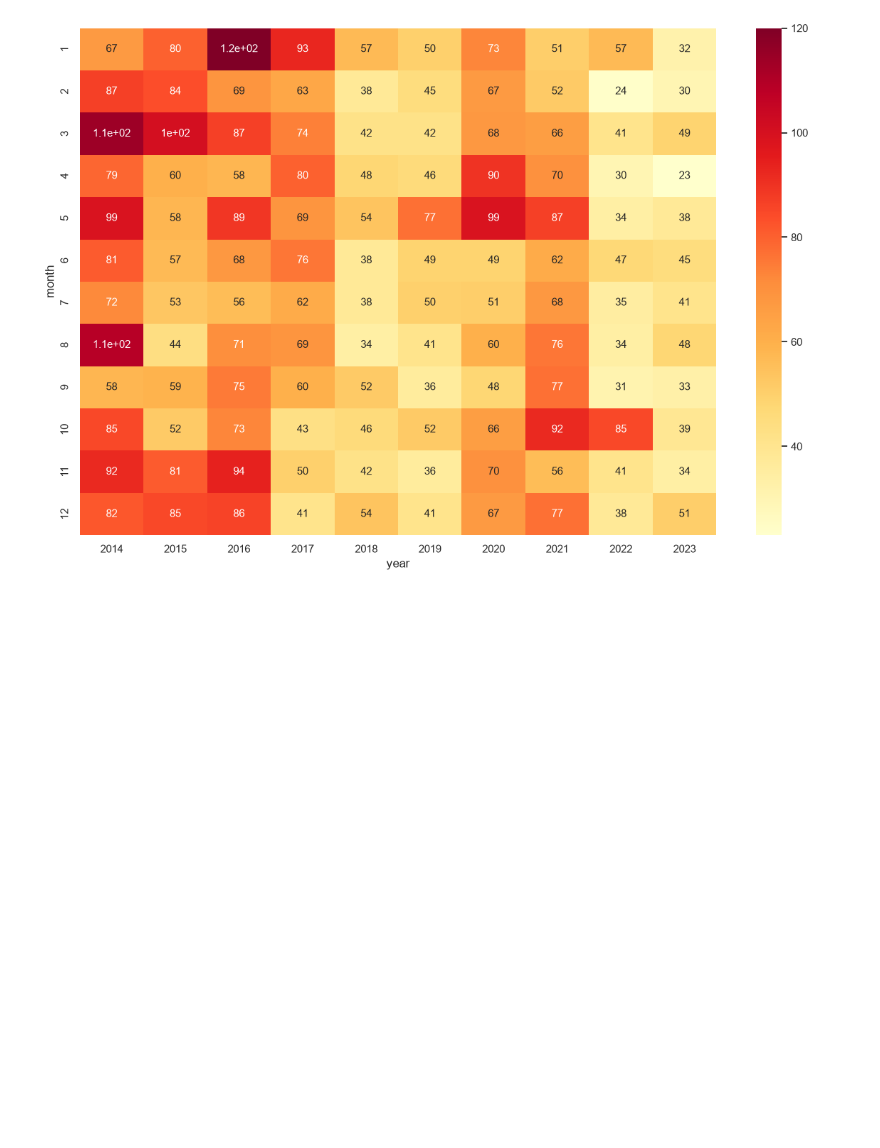
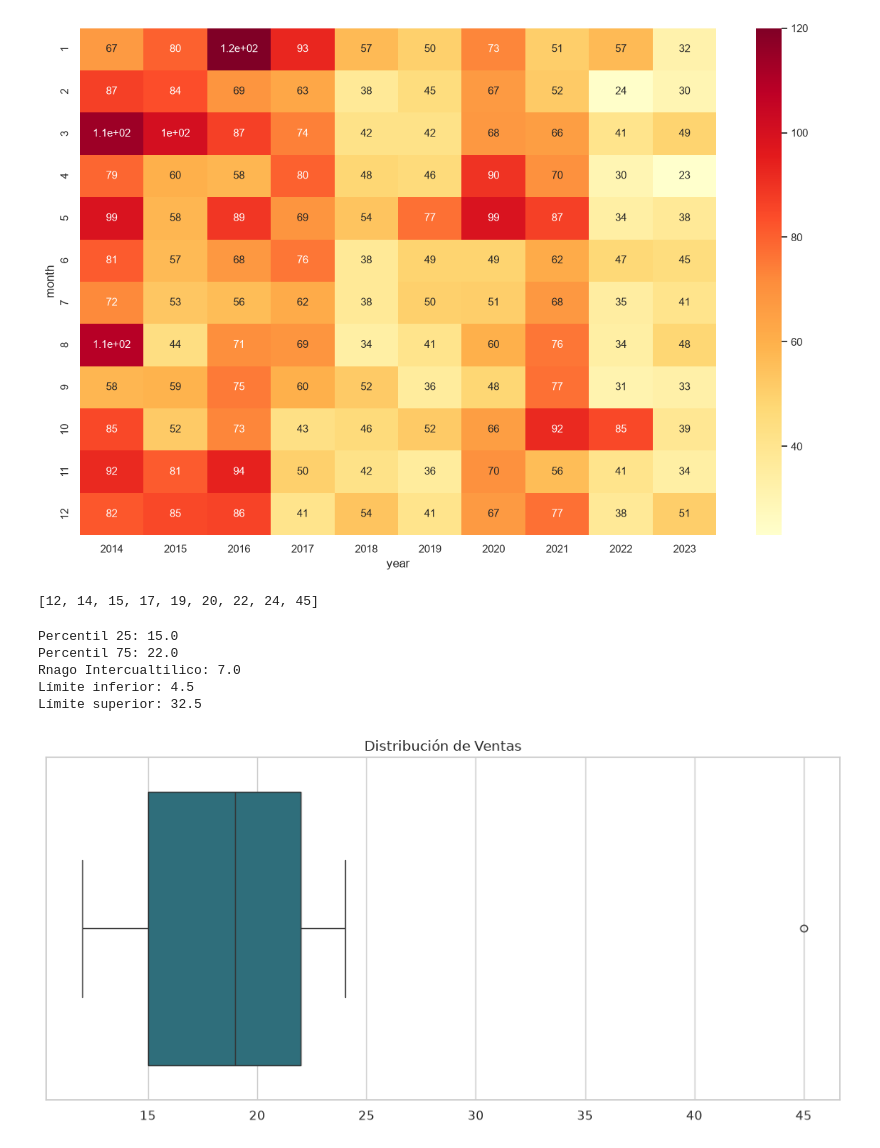
Before and after one commit to elliotAldersom/Blue_Lock_SQL_Project, a Jupyter notebook: python/yoshio/graficas.ipynb, the cells around one changed output. Cells and saved outputs as stored; diff of their text form; code cells hidden in the pictures; blank space fills up the shorter version.

Commit message:
Box plot de examen 1

```diff
--- a/python/yoshio/graficas.ipynb
+++ b/python/yoshio/graficas.ipynb
@@ -185,0 +190,33 @@ plt.tight_layout()
+# %%
+datos = [14,12,15,17,19,20,22,45,24]
+datos.sort()
+datos
+# %% [output]
+[12, 14, 15, 17, 19, 20, 22, 24, 45]
+# %%
+q1,q3 = np.percentile(datos, [25,75])
+iqr = q3 - q1
+lim_sup = q3 + (1.5 * iqr)
+lim_inf = q1 - (1.5 * iqr)
+
+print(f"Percentil 25: {q1}\nPercentil 75: {q3}\nRnago Intercualtilico: {iqr}\nLímite inferior: {lim_inf}\nLímite superior: {lim_sup}")
+# %% [output]
+Percentil 25: 15.0
+Percentil 75: 22.0
+Rnago Intercualtilico: 7.0
+Límite inferior: 4.5
+Límite superior: 32.5
+# %%
+# Gráfica:
+# config del estilo general
+sns.set_theme(style='whitegrid')
+
+# parámetros de medidas
+plt.rcParams['figure.figsize'] =  (10, 5)  # 1000 x 500, dpi=100
+plt.rcParams['font.size'] = 11
+# %%
+sns.boxplot(x=datos, color="#278")
+plt.title("Distribución de Ventas")
+plt.tight_layout()
+# %% [output]
+[figure, added]
```
Also changed, not shown: parts of 1 cell of this notebook.
